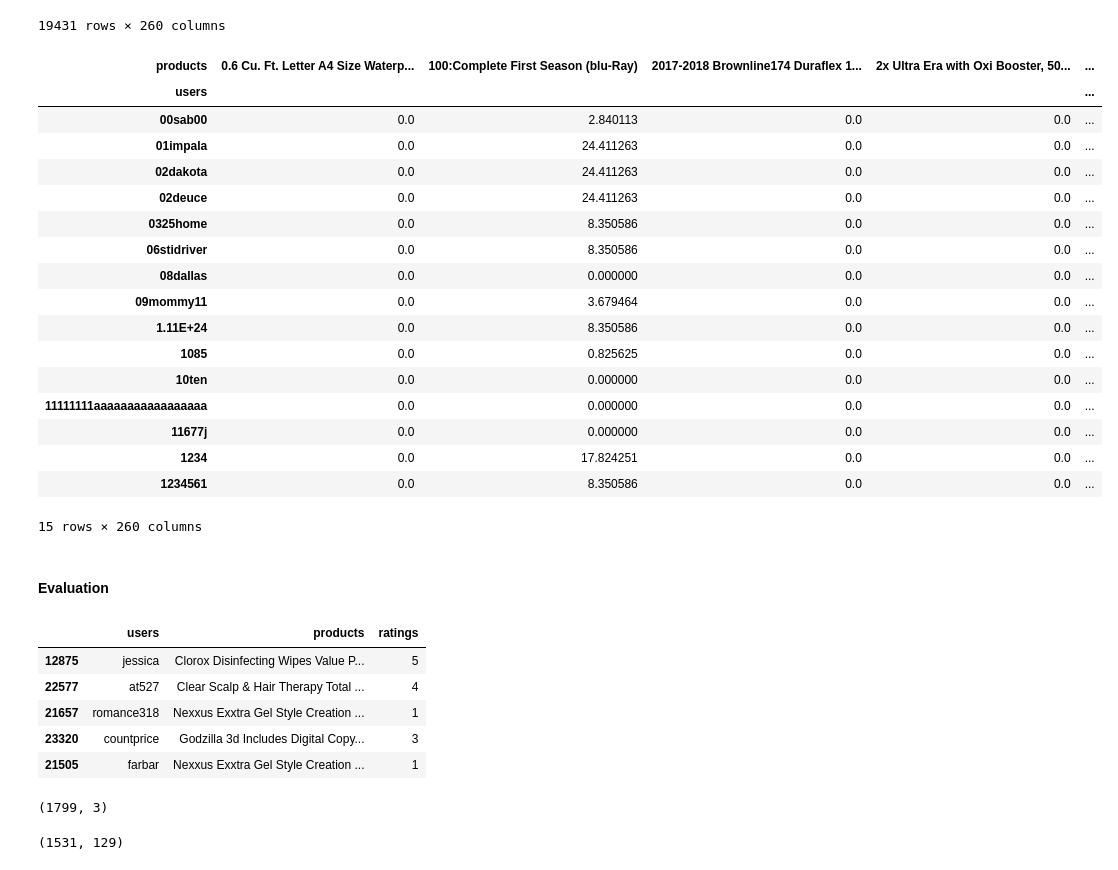
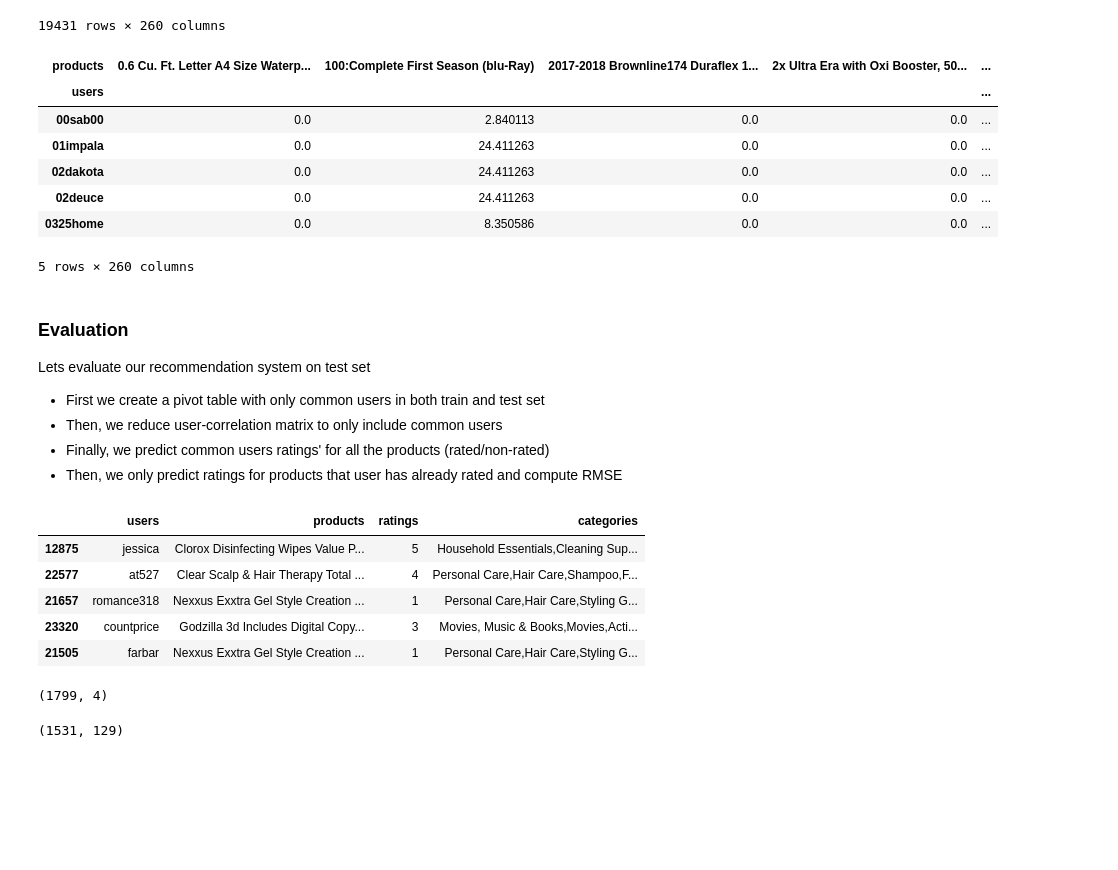
Before and after one commit to noble-v09/sentiment-based-product-recommendation, a Jupyter notebook: Sentiment+Based+Product+Recommendation+System+Notebook.ipynb, the cells around one changed output. Drawn from its saved outputs; the diff is of its cells as text; code cells hidden in the pictures; blank space fills up the shorter version.

```diff
--- a/Sentiment+Based+Product+Recommendation+System+Notebook.ipynb
+++ b/Sentiment+Based+Product+Recommendation+System+Notebook.ipynb
@@ -110,6 +148,6 @@ For recommendation system, we need to only worry about ratings, users and produc
 # %%
 ## For recommendation system, we need to only worry about
 ## ratings, users and products(name)
-recommendation_df = df[['reviews_username', 'name', 'reviews_rating']]
+recommendation_df = df[['reviews_username', 'name', 'reviews_rating', 'categories']]
 # %%
 recommendation_df.rename(columns={'reviews_username': 'users', 'name': 'products', 'reviews_rating': 'ratings'}, inplace=True)
@@ -375,40 +407,37 @@ user_final_ratings
 | zzz1127 | 0.0 | 8.350586 | 0.0 | 0.0 | ... |
 19431 rows × 260 columns
 # %%
-user_final_ratings.head(15)
+user_final_ratings.head()
 # %% [output]
 | products | 0.6 Cu. Ft. Letter A4 Size Waterp... | 100:Complete First Season (blu-Ray) | 2017-2018 Brownline174 Duraflex 1... | 2x Ultra Era with Oxi Booster, 50... | ... |
 | users |  |  |  |  | ... |
 | 00sab00 | 0.0 | 2.840113 | 0.0 | 0.0 | ... |
 | 01impala | 0.0 | 24.411263 | 0.0 | 0.0 | ... |
 | 02dakota | 0.0 | 24.411263 | 0.0 | 0.0 | ... |
 | 02deuce | 0.0 | 24.411263 | 0.0 | 0.0 | ... |
 | 0325home | 0.0 | 8.350586 | 0.0 | 0.0 | ... |
-| 06stidriver | 0.0 | 8.350586 | 0.0 | 0.0 | ... |
-| 08dallas | 0.0 | 0.000000 | 0.0 | 0.0 | ... |
-| 09mommy11 | 0.0 | 3.679464 | 0.0 | 0.0 | ... |
-| 1.11E+24 | 0.0 | 8.350586 | 0.0 | 0.0 | ... |
-| 1085 | 0.0 | 0.825625 | 0.0 | 0.0 | ... |
-| 10ten | 0.0 | 0.000000 | 0.0 | 0.0 | ... |
-| 11111111aaaaaaaaaaaaaaaaa | 0.0 | 0.000000 | 0.0 | 0.0 | ... |
-| 11677j | 0.0 | 0.000000 | 0.0 | 0.0 | ... |
-| 1234 | 0.0 | 17.824251 | 0.0 | 0.0 | ... |
-| 1234561 | 0.0 | 8.350586 | 0.0 | 0.0 | ... |
-15 rows × 260 columns
+5 rows × 260 columns
 # %% [markdown]
-#### Evaluation
+### Evaluation
+
+Lets evaluate our recommendation system on test set
+* First we create a pivot table with only common users in both train and test set
+* Then, we reduce user-correlation matrix to only include common users
+* Finally, we predict common users ratings' for all the products (rated/non-rated)
+* Then, we only predict ratings for products that user has already rated and compute RMSE
 # %%
+## Extract common users
 common = test[test['users'].isin(train['users'])]
 common.head()
 # %% [output]
-|  | users | products | ratings |
-| 12875 | jessica | Clorox Disinfecting Wipes Value P... | 5 |
-| 22577 | at527 | Clear Scalp & Hair Therapy Total ... | 4 |
-| 21657 | romance318 | Nexxus Exxtra Gel Style Creation ... | 1 |
-| 23320 | countprice | Godzilla 3d Includes Digital Copy... | 3 |
-| 21505 | farbar | Nexxus Exxtra Gel Style Creation ... | 1 |
+|  | users | products | ratings | categories |
+| 12875 | jessica | Clorox Disinfecting Wipes Value P... | 5 | Household Essentials,Cleaning Sup... |
+| 22577 | at527 | Clear Scalp & Hair Therapy Total ... | 4 | Personal Care,Hair Care,Shampoo,F... |
+| 21657 | romance318 | Nexxus Exxtra Gel Style Creation ... | 1 | Personal Care,Hair Care,Styling G... |
+| 23320 | countprice | Godzilla 3d Includes Digital Copy... | 3 | Movies, Music & Books,Movies,Acti... |
+| 21505 | farbar | Nexxus Exxtra Gel Style Creation ... | 1 | Personal Care,Hair Care,Styling G... |
 # %%
 common.shape
 # %% [output]
-(1799, 3)
+(1799, 4)
 # %%
```
Also changed, not shown: parts of 141 cells of this notebook, 5 other files.
